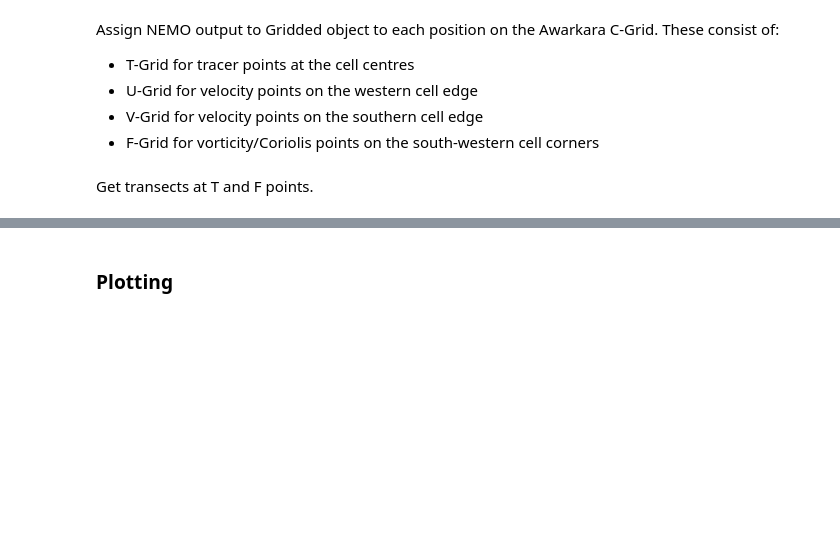
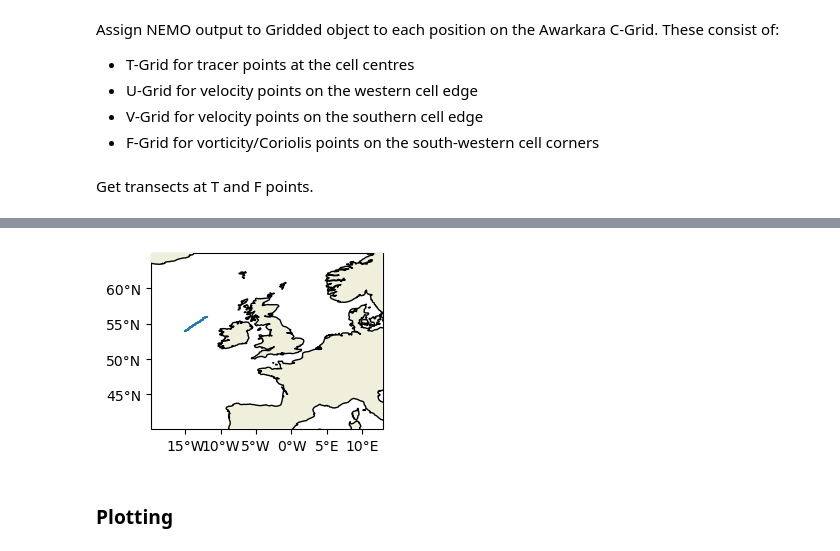
Before and after one commit to NOC-MSM/CLASS_workshop, a Jupyter notebook: Analysis/AMM/Notebooks/transect_exercise.ipynb, the cells around one changed output, grey strips where cells are left out. Drawn from its saved outputs; the diff is of its cells as text; code cells hidden in the pictures; blank space fills up the shorter version.

```diff
--- a/Analysis/AMM/Notebooks/transect_exercise.ipynb
+++ b/Analysis/AMM/Notebooks/transect_exercise.ipynb
@@ -60,3 +80,24 @@ tran_f.calc_flow_across_transect(nemo_u, nemo_v)
+# %%
+# format axes
+
+# set domain bounds
+axs.set_xlim(nemo_t.dataset.longitude.min().values,nemo_t.dataset.longitude.max().values)
+axs.set_ylim(nemo_t.dataset.latitude.min().values,nemo_t.dataset.latitude.max().values)
+
+# add land
+axs.add_feature(cfeature.LAND, zorder=100, edgecolor='k')
+
+# set axis ticks
+axs.set_xticks([-15, -10, -5, 0, 5, 10], crs=ccrs.PlateCarree())
+axs.set_yticks([45, 50, 55, 60], crs=ccrs.PlateCarree())
+lon_formatter = LongitudeFormatter(zero_direction_label=True)
+lat_formatter = LatitudeFormatter()
+axs.xaxis.set_major_formatter(lon_formatter)
+axs.yaxis.set_major_formatter(lat_formatter)
+
+fig
+# %% [output]
+[figure, added]
 # %% [markdown]
 ### Plotting
 # %% [markdown]
```
Also changed, not shown: parts of 12 cells of this notebook, 1 other file.
